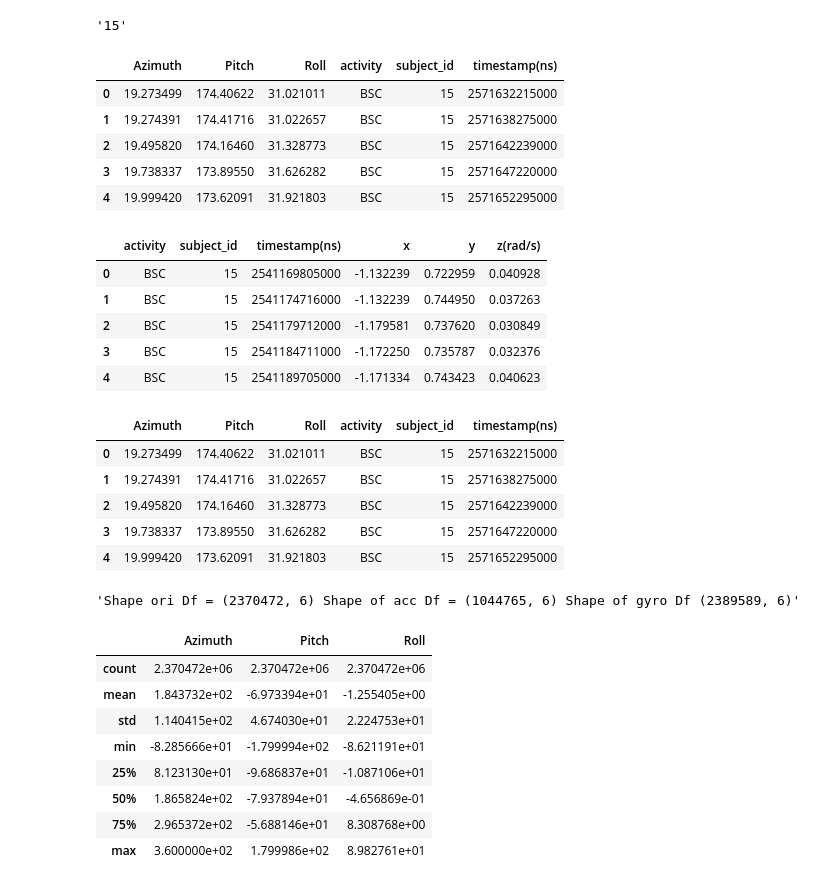
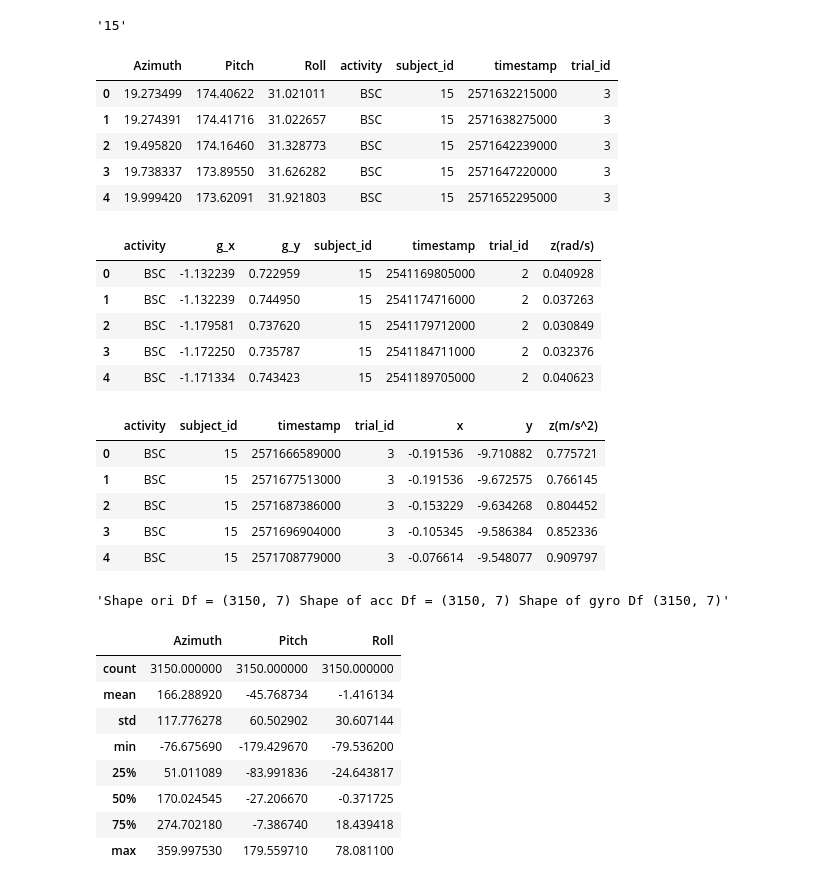
Before and after one commit to KMKnation/FallDetection-EdgeAI, a Jupyter notebook: data_load.ipynb, the cells around one changed output. Saved outputs shown, nothing was run; the diff lists cells and outputs as text; code cells hidden in the pictures.

Commit message:
fix: creating data generator

```diff
--- a/data_load.ipynb
+++ b/data_load.ipynb
@@ -21,11 +21,11 @@ filename = <b>'{actvity_name}__{feature_type}_{filename}.txt'<b>
 
 For Example=> BSC_gyro_1_1.txt
 # %%
-acc_columns = ['timestamp(ns)','x','y','z(m/s^2)']
+acc_columns = ['timestamp','x','y','z(m/s^2)']
 # %%
-ori_columns = ['timestamp(ns)', 'Azimuth' , 'Pitch', 'Roll']
+ori_columns = ['timestamp', 'Azimuth' , 'Pitch', 'Roll']
 # %%
-gyro_columns = ['timestamp(ns)','x','y','z(rad/s)']
+gyro_columns = ['timestamp','g_x','g_y','z(rad/s)']
 # %%
 dataset_path = './dataset/MobiFall_Dataset_v2.0'
 # %%
@@ -60,70 +60,77 @@ SUBJECT_ID
 ori_Df = pd.DataFrame(columns=ori_columns)
 acc_Df = pd.DataFrame(columns=acc_columns)
 gyro_Df = pd.DataFrame(columns=gyro_columns)
+dataDf = pd.DataFrame(columns=['subject_id', 'trial_id', 'activity', 'timestamp'])
 
 for file in generator.get_data_files():
     ADL, SENSOR_CODE, SUBJECT_ID, TRIAL_NO = file.split('/')[-1].split('_')
     columns = None
     if SENSOR_CODE == 'acc':
-        df = pd.read_csv(file, skiprows=16, names=acc_columns)
+        df = pd.read_csv(file, skiprows=16, names=acc_columns, nrows=5)
         df['activity'] = ADL
         df['subject_id'] = SUBJECT_ID
+        df['trial_id'] = TRIAL_NO.split('.')[0]
         acc_Df = acc_Df.append(df, ignore_index=True, sort=True)
+        dataDf = dataDf.append(df, ignore_index=True, sort=True)
     elif SENSOR_CODE == 'ori':
-        df = pd.read_csv(file, skiprows=16, names=ori_columns)
+        df = pd.read_csv(file, skiprows=16, names=ori_columns, nrows=5)
         df['activity'] = ADL
         df['subject_id'] = SUBJECT_ID
+        df['trial_id'] = TRIAL_NO.split('.')[0]
         ori_Df = ori_Df.append(df, ignore_index=True, sort=True)
+        dataDf = dataDf.append(df, ignore_index=True, sort=True)
     elif SENSOR_CODE == 'gyro':
-        df = pd.read_csv(file, skiprows=16, names=gyro_columns)
+        df = pd.read_csv(file, skiprows=16, names=gyro_columns, nrows=5)
         df['activity'] = ADL
+        df['trial_id'] = TRIAL_NO.split('.')[0]
         df['subject_id'] = SUBJECT_ID
         gyro_Df = gyro_Df.append(df, ignore_index=True, sort=True)
+        dataDf = dataDf.append(df, ignore_index=True, sort=True)
     else:
         print('Unwanted data detected!! => {}'.format(file))
 # %%
 ori_Df.head()
 # %% [output]
-|  | Azimuth | Pitch | Roll | activity | subject_id | timestamp(ns) |
-| 0 | 19.273499 | 174.40622 | 31.021011 | BSC | 15 | 2571632215000 |
-| 1 | 19.274391 | 174.41716 | 31.022657 | BSC | 15 | 2571638275000 |
-| 2 | 19.495820 | 174.16460 | 31.328773 | BSC | 15 | 2571642239000 |
-| 3 | 19.738337 | 173.89550 | 31.626282 | BSC | 15 | 2571647220000 |
-| 4 | 19.999420 | 173.62091 | 31.921803 | BSC | 15 | 2571652295000 |
+|  | Azimuth | Pitch | Roll | activity | subject_id | timestamp | trial_id |
+| 0 | 19.273499 | 174.40622 | 31.021011 | BSC | 15 | 2571632215000 | 3 |
+| 1 | 19.274391 | 174.41716 | 31.022657 | BSC | 15 | 2571638275000 | 3 |
+| 2 | 19.495820 | 174.16460 | 31.328773 | BSC | 15 | 2571642239000 | 3 |
+| 3 | 19.738337 | 173.89550 | 31.626282 | BSC | 15 | 2571647220000 | 3 |
+| 4 | 19.999420 | 173.62091 | 31.921803 | BSC | 15 | 2571652295000 | 3 |
 # %%
 gyro_Df.head()
 # %% [output]
-|  | activity | subject_id | timestamp(ns) | x | y | z(rad/s) |
-| 0 | BSC | 15 | 2541169805000 | -1.132239 | 0.722959 | 0.040928 |
-| 1 | BSC | 15 | 2541174716000 | -1.132239 | 0.744950 | 0.037263 |
-| 2 | BSC | 15 | 2541179712000 | -1.179581 | 0.737620 | 0.030849 |
-| 3 | BSC | 15 | 2541184711000 | -1.172250 | 0.735787 | 0.032376 |
-| 4 | BSC | 15 | 2541189705000 | -1.171334 | 0.743423 | 0.040623 |
+|  | activity | g_x | g_y | subject_id | timestamp | trial_id | z(rad/s) |
+| 0 | BSC | -1.132239 | 0.722959 | 15 | 2541169805000 | 2 | 0.040928 |
+| 1 | BSC | -1.132239 | 0.744950 | 15 | 2541174716000 | 2 | 0.037263 |
+| 2 | BSC | -1.179581 | 0.737620 | 15 | 2541179712000 | 2 | 0.030849 |
+| 3 | BSC | -1.172250 | 0.735787 | 15 | 2541184711000 | 2 | 0.032376 |
+| 4 | BSC | -1.171334 | 0.743423 | 15 | 2541189705000 | 2 | 0.040623 |
 # %%
-ori_Df.head()
+acc_Df.head()
 # %% [output]
-|  | Azimuth | Pitch | Roll | activity | subject_id | timestamp(ns) |
-| 0 | 19.273499 | 174.40622 | 31.021011 | BSC | 15 | 2571632215000 |
-| 1 | 19.274391 | 174.41716 | 31.022657 | BSC | 15 | 2571638275000 |
-| 2 | 19.495820 | 174.16460 | 31.328773 | BSC | 15 | 2571642239000 |
-| 3 | 19.738337 | 173.89550 | 31.626282 | BSC | 15 | 2571647220000 |
-| 4 | 19.999420 | 173.62091 | 31.921803 | BSC | 15 | 2571652295000 |
+|  | activity | subject_id | timestamp | trial_id | x | y | z(m/s^2) |
+| 0 | BSC | 15 | 2571666589000 | 3 | -0.191536 | -9.710882 | 0.775721 |
+| 1 | BSC | 15 | 2571677513000 | 3 | -0.191536 | -9.672575 | 0.766145 |
+| 2 | BSC | 15 | 2571687386000 | 3 | -0.153229 | -9.634268 | 0.804452 |
+| 3 | BSC | 15 | 2571696904000 | 3 | -0.105345 | -9.586384 | 0.852336 |
+| 4 | BSC | 15 | 2571708779000 | 3 | -0.076614 | -9.548077 | 0.909797 |
 # %%
 "Shape ori Df = "+str(ori_Df.shape)+ " Shape of acc Df = "+str(acc_Df.shape)+ " Shape of gyro Df "+str(gyro_Df.shape)
 # %% [output]
-'Shape ori Df = (2370472, 6) Shape of acc Df = (1044765, 6) Shape of gyro Df (2389589, 6)'
+'Shape ori Df = (3150, 7) Shape of acc Df = (3150, 7) Shape of gyro Df (3150, 7)'
 # %%
 ori_Df.describe()
 # %% [output]
 |  | Azimuth | Pitch | Roll |
-| count | 2.370472e+06 | 2.370472e+06 | 2.370472e+06 |
-| mean | 1.843732e+02 | -6.973394e+01 | -1.255405e+00 |
-| std | 1.140415e+02 | 4.674030e+01 | 2.224753e+01 |
-| min | -8.285666e+01 | -1.799994e+02 | -8.621191e+01 |
-| 25% | 8.123130e+01 | -9.686837e+01 | -1.087106e+01 |
-| 50% | 1.865824e+02 | -7.937894e+01 | -4.656869e-01 |
-| 75% | 2.965372e+02 | -5.688146e+01 | 8.308768e+00 |
-| max | 3.600000e+02 | 1.799986e+02 | 8.982761e+01 |
+| count | 3150.000000 | 3150.000000 | 3150.000000 |
+| mean | 166.288920 | -45.768734 | -1.416134 |
+| std | 117.776278 | 60.502902 | 30.607144 |
+| min | -76.675690 | -179.429670 | -79.536200 |
+| 25% | 51.011089 | -83.991836 | -24.643817 |
+| 50% | 170.024545 | -27.206670 | -0.371725 |
+| 75% | 274.702180 | -7.386740 | 18.439418 |
+| max | 359.997530 | 179.559710 | 78.081100 |
 # %%
 gyro_Df.describe()
 # %% [output]
```
Also changed, not shown: parts of 19 cells of this notebook.
